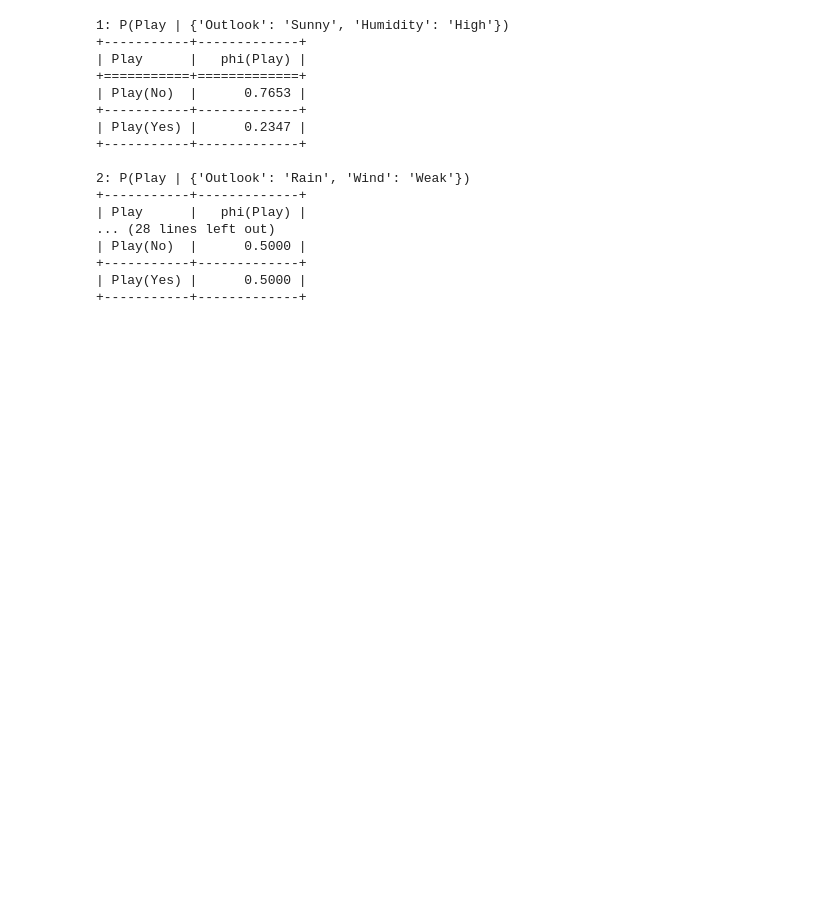
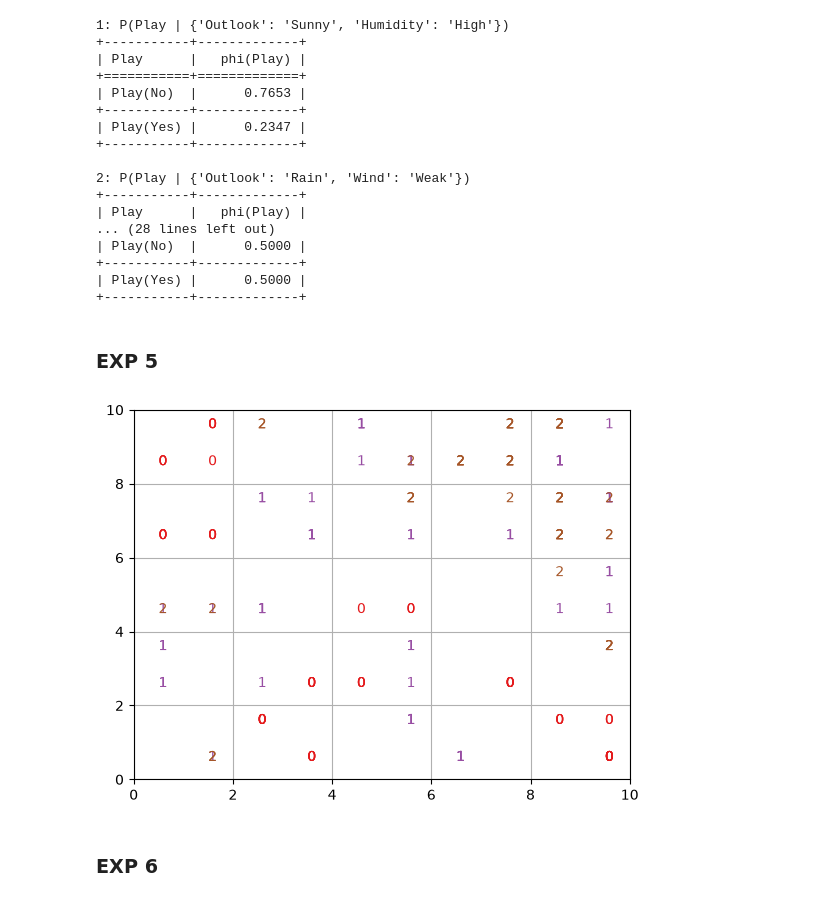
Before and after one commit to Chiragrrai8105/ML-Lab, a Jupyter notebook: ML LAB.ipynb, the cells around one changed output. Drawn from its saved outputs; the diff is of its cells as text; code cells hidden in the pictures; blank space fills up the shorter version.

```diff
--- a/ML LAB.ipynb
+++ b/ML LAB.ipynb
@@ -208,3 +208,32 @@ for i,x in enumerate(e,1):
 +-----------+-------------+
 | Play(Yes) |      0.5000 |
 +-----------+-------------+
+# %% [markdown]
+### EXP 5
+# %%
+
+from minisom import MiniSom
+from sklearn.datasets import load_iris
+from sklearn.preprocessing import MinMaxScaler
+import matplotlib.pyplot as plt
+
+iris = load_iris()
+data = MinMaxScaler().fit_transform(iris.data)
+
+som = MiniSom(10, 10, 4)
+som.random_weights_init(data)
+som.train_random(data, 100)
+
+for i, x in enumerate(data):
+    w = som.winner(x)
+    plt.text(w[0]+0.5, w[1]+0.5, str(iris.target[i]),
+             color=plt.cm.Set1(iris.target[i]/3))
+
+plt.xlim(0, 10)
+plt.ylim(0, 10)
+plt.grid()
+plt.show()
+# %% [output]
+[figure, added]
+# %% [markdown]
+### EXP 6
```
Also changed, not shown: parts of 1 cell of this notebook.
